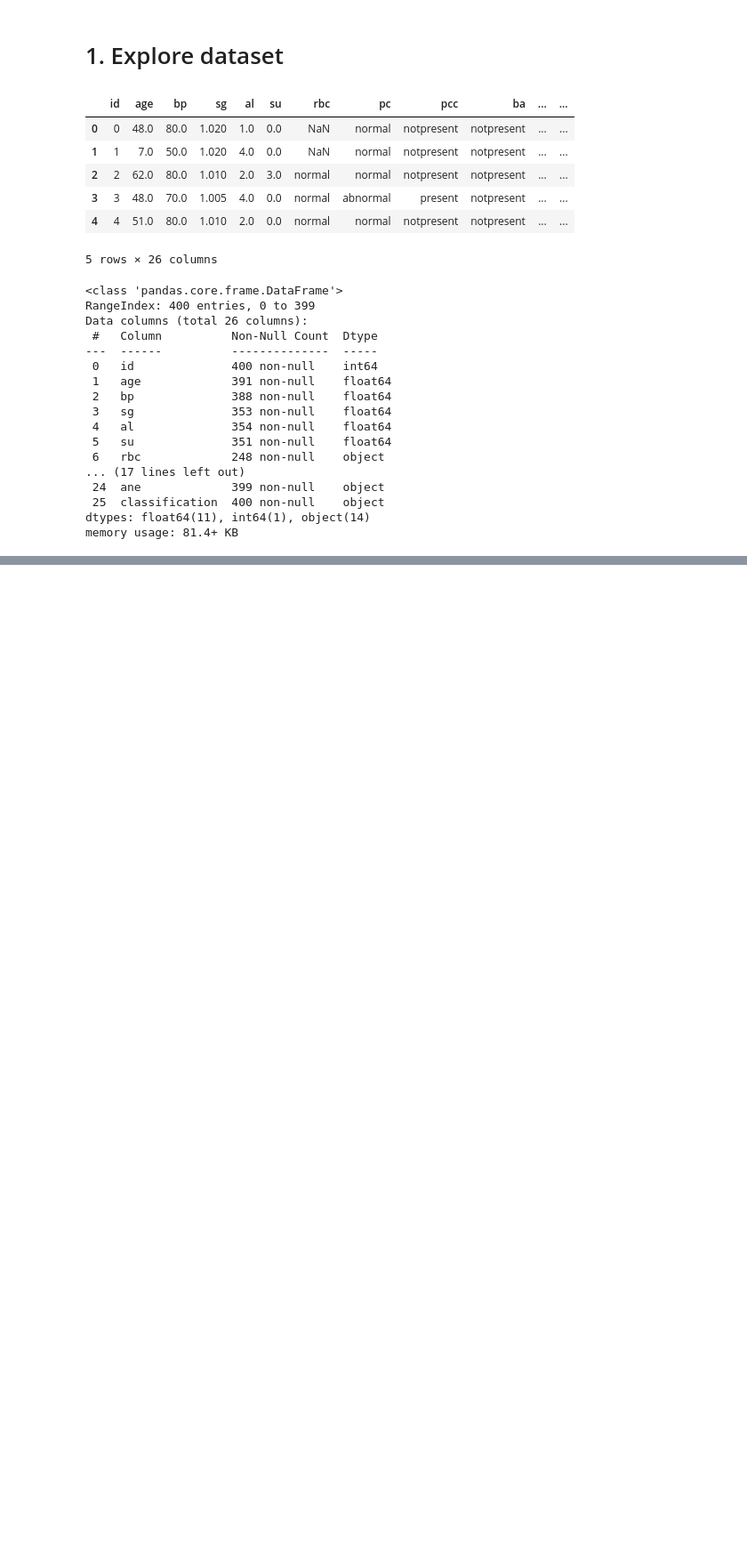
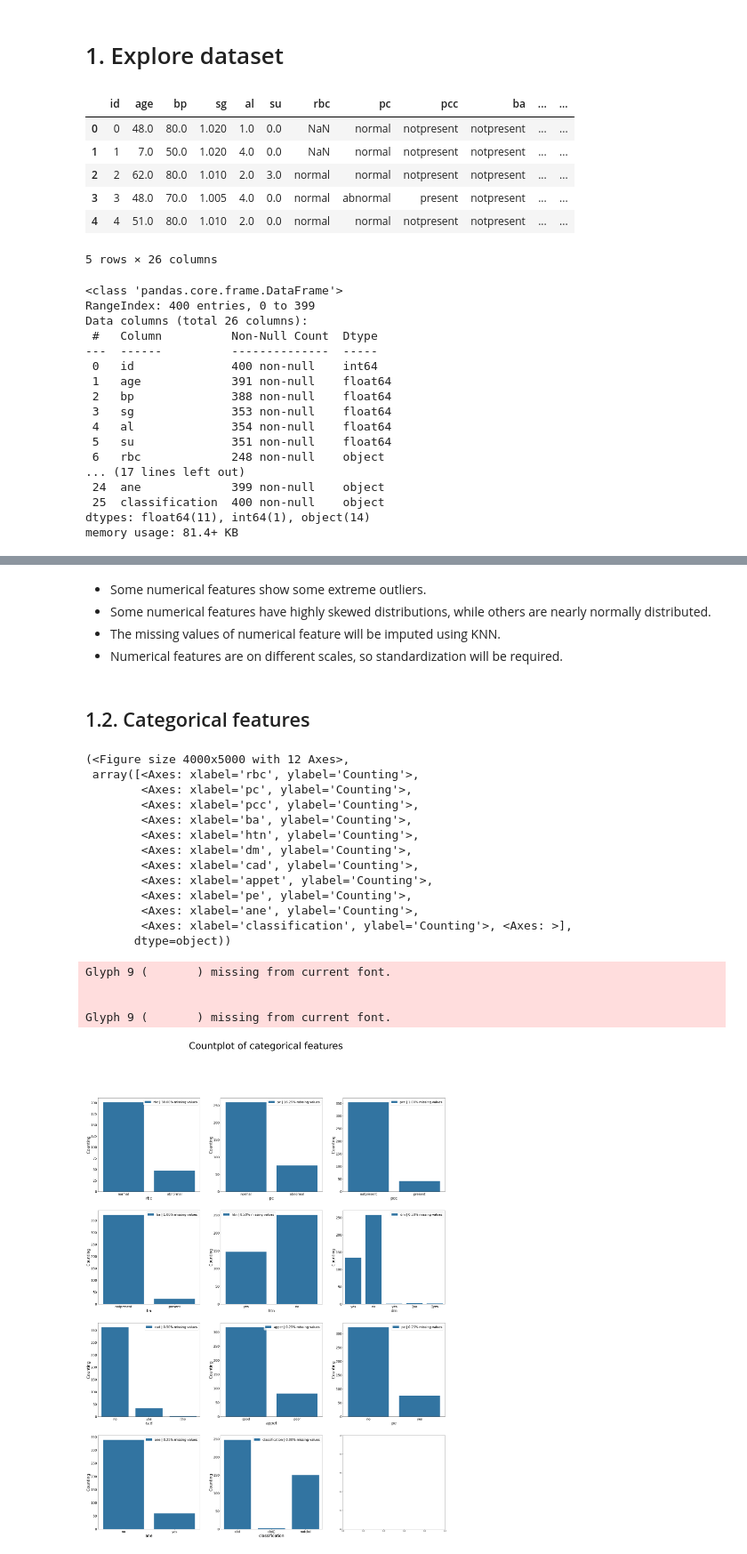
Before and after one commit to JLiOngit/Chronic-kidney-disease---Binary-Classification, a Jupyter notebook: exploratory_notebook.ipynb, the cells around one changed output, grey strips where cells are left out. Shown at 89% size. Drawn from its saved outputs; the diff is of its cells as text; code cells hidden in the pictures; blank space fills up the shorter version.

```diff
--- a/exploratory_notebook.ipynb
+++ b/exploratory_notebook.ipynb
@@ -219,0 +126,33 @@ X_test_transformed
+# %% [markdown]
+- Some numerical features show some extreme outliers.
+- Some numerical features have highly skewed distributions, while others are nearly normally distributed.
+- The missing values of numerical feature will be imputed using KNN.
+- Numerical features are on different scales, so standardization will be required.
+# %% [markdown]
+## 1.2. Categorical features
+# %%
+# PARAMETERS TO CHOOSE
+categorical_features = df.select_dtypes('object').columns
+n_rows = 4
+n_cols = 3
+
+categorical_countplot(df, categorical_features, n_rows, n_cols)
+# %% [output]
+(<Figure size 4000x5000 with 12 Axes>,
+ array([<Axes: xlabel='rbc', ylabel='Counting'>,
+        <Axes: xlabel='pc', ylabel='Counting'>,
+        <Axes: xlabel='pcc', ylabel='Counting'>,
+        <Axes: xlabel='ba', ylabel='Counting'>,
+        <Axes: xlabel='htn', ylabel='Counting'>,
+        <Axes: xlabel='dm', ylabel='Counting'>,
+        <Axes: xlabel='cad', ylabel='Counting'>,
+        <Axes: xlabel='appet', ylabel='Counting'>,
+        <Axes: xlabel='pe', ylabel='Counting'>,
+        <Axes: xlabel='ane', ylabel='Counting'>,
+        <Axes: xlabel='classification', ylabel='Counting'>, <Axes: >],
+       dtype=object))
+Glyph 9 (       ) missing from current font.
+
+
+Glyph 9 (       ) missing from current font.
+[figure, added]
```
Also changed, not shown: parts of 40 cells of this notebook, 5 other files.
